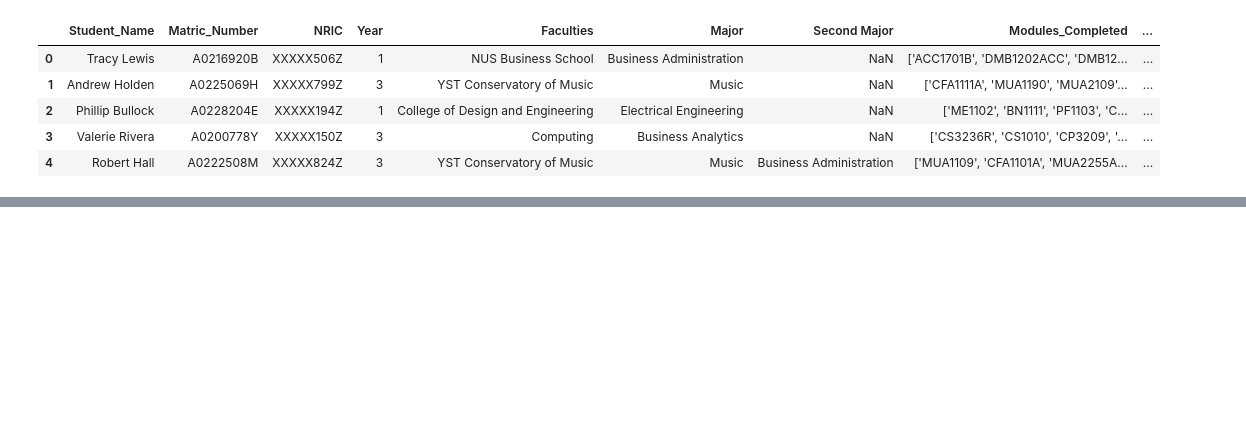
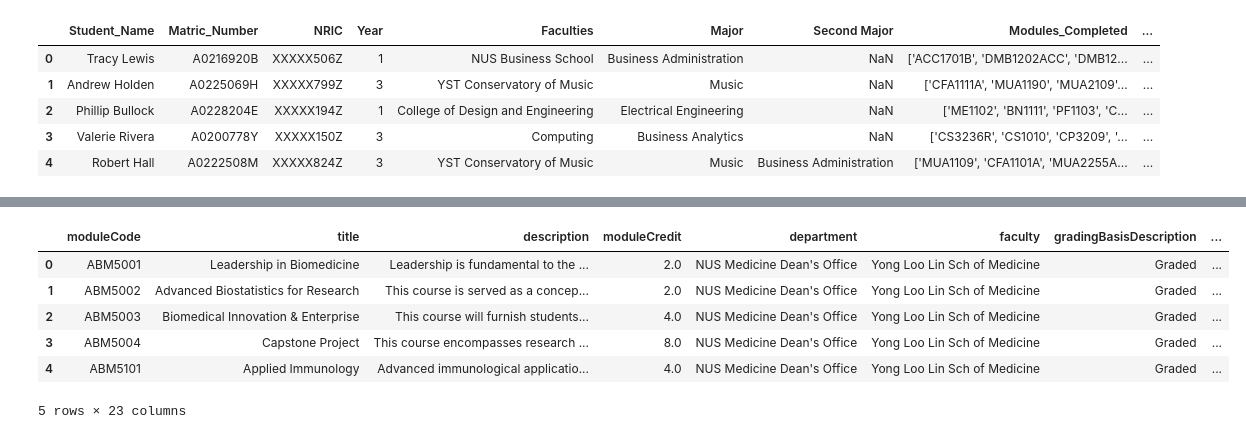
Before and after one commit to junyangliao/DSA3101--Data-Dynamos, a Jupyter notebook: entity_extraction/entity extraction.ipynb, the cells around one changed output, grey strips where cells are left out. Drawn from its saved outputs; the diff is of its cells as text; code cells hidden in the pictures; blank space fills up the shorter version.

```diff
--- a/entity_extraction/entity extraction.ipynb
+++ b/entity_extraction/entity extraction.ipynb
@@ -41,0 +56,17 @@ student_info.head()
+# %%
+# extract entities from the module data
+module_info['Module_entities'] = module_info['moduleCode'].apply(lambda x: extract_entities(x, 'MODULE'))
+module_info['Department_entities'] = module_info['department'].apply(lambda x: extract_entities(x, 'DEPARTMENT'))
+module_info['Faculty_entities'] = module_info['faculty'].apply(lambda x: extract_entities(x, 'FACULTY'))
+# ****
+# %%
+# check first few rows of the module_info dataframe
+module_info.head()
+# %% [output]
+|  | moduleCode | title | description | moduleCredit | department | faculty | gradingBasisDescription | ... |
+| 0 | ABM5001 | Leadership in Biomedicine | Leadership is fundamental to the ... | 2.0 | NUS Medicine Dean's Office | Yong Loo Lin Sch of Medicine | Graded | ... |
+| 1 | ABM5002 | Advanced Biostatistics for Research | This course is served as a concep... | 2.0 | NUS Medicine Dean's Office | Yong Loo Lin Sch of Medicine | Graded | ... |
+| 2 | ABM5003 | Biomedical Innovation & Enterprise | This course will furnish students... | 4.0 | NUS Medicine Dean's Office | Yong Loo Lin Sch of Medicine | Graded | ... |
+| 3 | ABM5004 | Capstone Project | This course encompasses research ... | 8.0 | NUS Medicine Dean's Office | Yong Loo Lin Sch of Medicine | Graded | ... |
+| 4 | ABM5101 | Applied Immunology | Advanced immunological applicatio... | 4.0 | NUS Medicine Dean's Office | Yong Loo Lin Sch of Medicine | Graded | ... |
+5 rows × 23 columns
```
Also changed, not shown: parts of 12 cells of this notebook.
